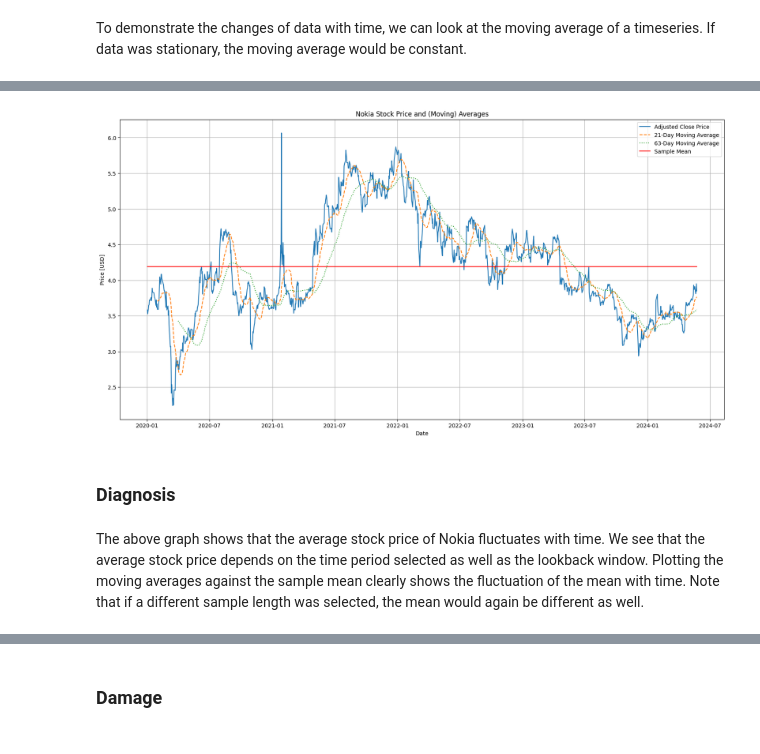
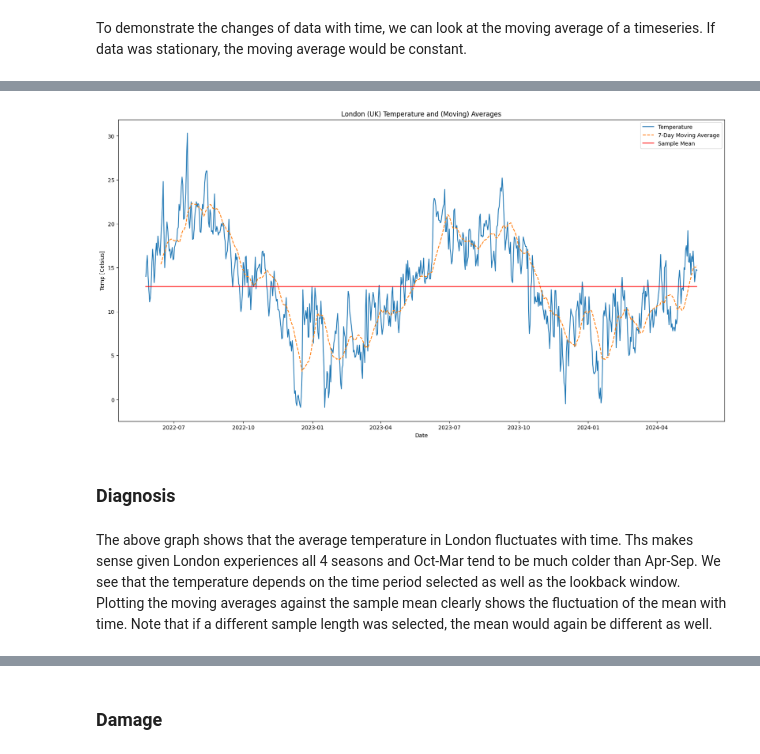
Before and after one commit to RabeaTzenetos/wqu, a Jupyter notebook: financial-econometrics/gwp1/non-stationary_weather.ipynb, the cells around one changed output, grey strips where cells are left out. Cells and saved outputs as stored; diff of their text form; code cells hidden in the pictures.

```diff
--- a/financial-econometrics/gwp1/non-stationary_weather.ipynb
+++ b/financial-econometrics/gwp1/non-stationary_weather.ipynb
@@ -68,0 +29,5 @@ nokia_data.tail()
+# %%
+data1 = pd.read_csv('london1.csv', parse_dates=True, index_col='datetime')
+data2 = pd.read_csv('london2.csv', parse_dates=True, index_col='datetime')
+weather = pd.concat([data1, data2])
+weather.info()
@@ -68,0 +52,4 @@ nokia_data.tail()
+# %%
+weather['moving_avg_7'] = weather['temp'].rolling(window=21).mean() #weekly average
+weather['sample_mean'] = weather['temp'].mean()
+weather.tail()
@@ -69,18 +65,16 @@ nokia_data.tail()
 # %%
 plt.figure(figsize=(20, 10))
-plt.plot(nokia_data['Adj Close'], label='Adjusted Close Price')
-plt.plot(nokia_data['moving_avg_21'], label='21-Day Moving Average', linestyle='--')
-plt.plot(nokia_data['moving_avg_63'], label='63-Day Moving Average', linestyle='dotted')
-plt.plot(nokia_data['sample_mean'], label='Sample Mean', c='red')
-plt.title('Nokia Stock Price and (Moving) Averages')
+plt.plot(weather['temp'], label='Temperature')
+plt.plot(weather['moving_avg_7'], label='7-Day Moving Average', linestyle='--')
+plt.plot(weather['sample_mean'], label='Sample Mean', c='red')
+plt.title('London (UK) Temperature and (Moving) Averages')
 plt.xlabel('Date')
-plt.ylabel('Price [USD]')
+plt.ylabel('Temp [Celsius]')
 plt.legend()
-plt.grid(True)
 plt.show()
 # %% [output]
-[figure, old version]
+[figure, new version]
 # %% [markdown]
 ### Diagnosis
 # %% [markdown]
-The above graph shows that the average stock price of Nokia fluctuates with time. We see that the average stock price depends on the time period selected as well as the lookback window. Plotting the moving averages against the sample mean clearly shows the fluctuation of the mean with time. Note that if a different sample length was selected, the mean would again be different as well.
+The above graph shows that the average temperature in London fluctuates with time. Ths makes sense given London experiences all 4 seasons and Oct-Mar tend to be much colder than Apr-Sep. We see that the temperature depends on the time period selected as well as the lookback window. Plotting the moving averages against the sample mean clearly shows the fluctuation of the mean with time. Note that if a different sample length was selected, the mean would again be different as well.
```
Also changed, not shown: parts of 17 cells of this notebook.
